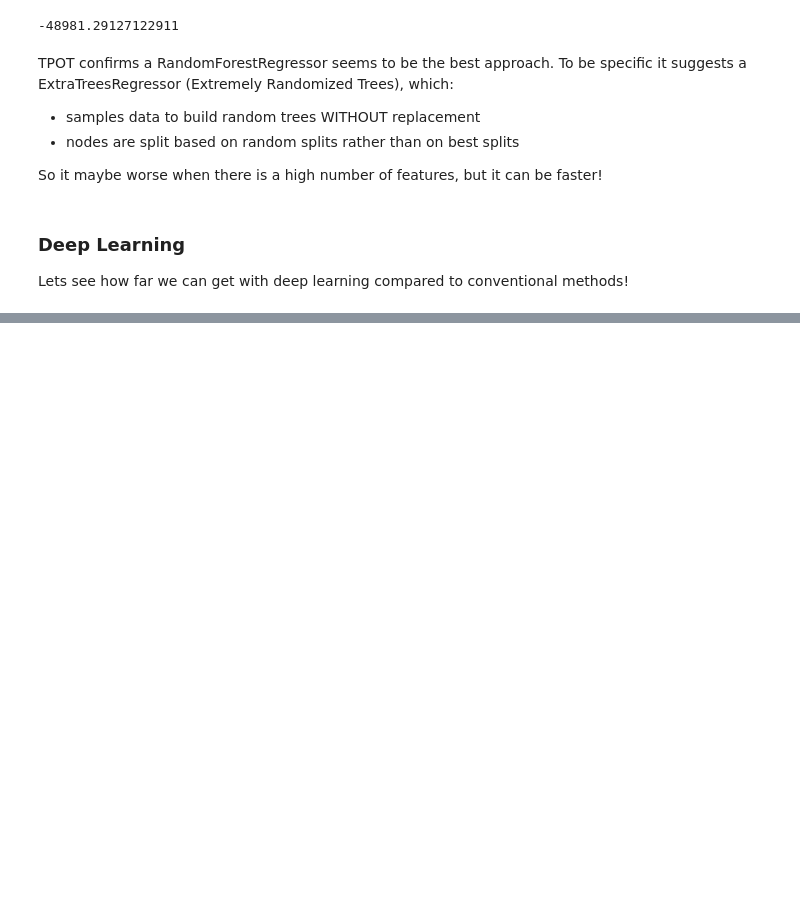
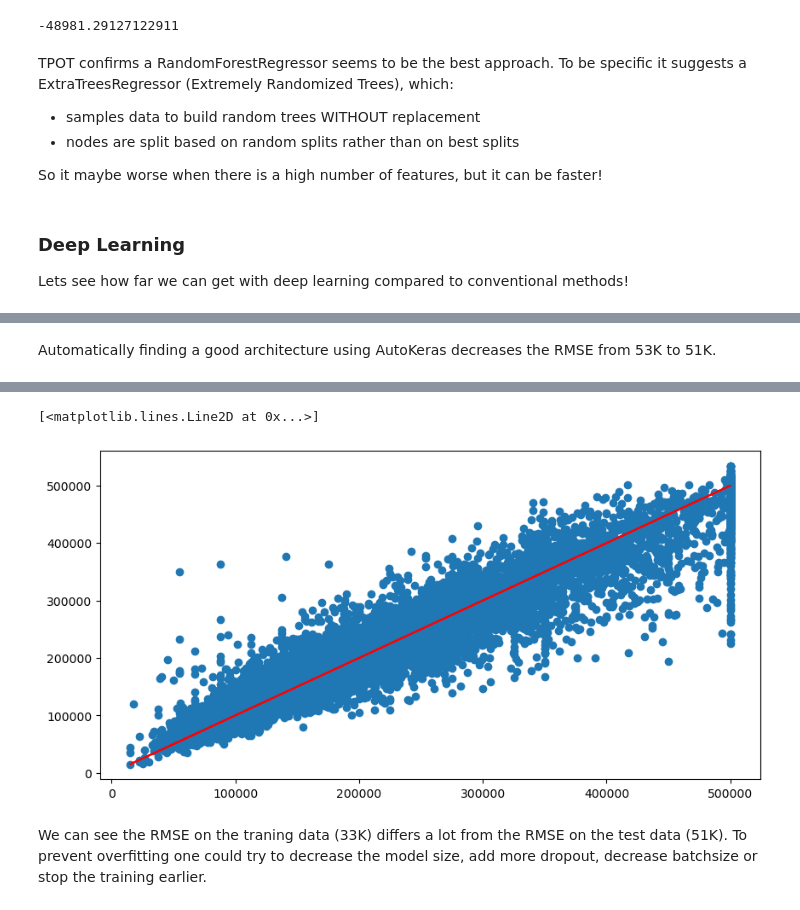
Before and after one commit to Johannes0Horn/california_housing, a Jupyter notebook: california_housing.ipynb, the cells around one changed output, grey strips where cells are left out. Saved outputs shown, nothing was run; the diff lists cells and outputs as text; code cells hidden in the pictures; blank space fills up the shorter version.

```diff
--- a/california_housing.ipynb
+++ b/california_housing.ipynb
@@ -744,0 +766,12 @@ NotFoundError: NewRandomAccessFile failed to Create/Open: .\structured_data_regr
+# %% [markdown]
+Automatically finding a good architecture using AutoKeras decreases the RMSE from 53K to 51K.
+# %%
+#EVAL
+y_pred = best_model.predict(X_train, batch_size=32, verbose=1)
+print('RMSE:', np.sqrt(metrics.mean_squared_error(target_scaler.inverse_transform(y_train), target_scaler.inverse_transform(y_pred))))
+# Visualizing Our predictions
+fig = plt.figure(figsize=(10,5))
+plt.scatter(target_scaler.inverse_transform(y_train),target_scaler.inverse_transform(y_pred))
+# Perfect predictions
+plt.plot(target_scaler.inverse_transform(y_train),target_scaler.inverse_transform(y_train),'r')
+# %% [output]
@@ -744,0 +780,4 @@ NotFoundError: NewRandomAccessFile failed to Create/Open: .\structured_data_regr
+[<matplotlib.lines.Line2D at 0x...>]
+[figure, added]
+# %% [markdown]
+We can see the RMSE on the traning data (33K) differs a lot from the RMSE on the test data (51K). To prevent overfitting one could try to decrease the model size, add more dropout, decrease batchsize or stop the training earlier.
```
Also changed, not shown: parts of 22 cells of this notebook, 4 other files.
